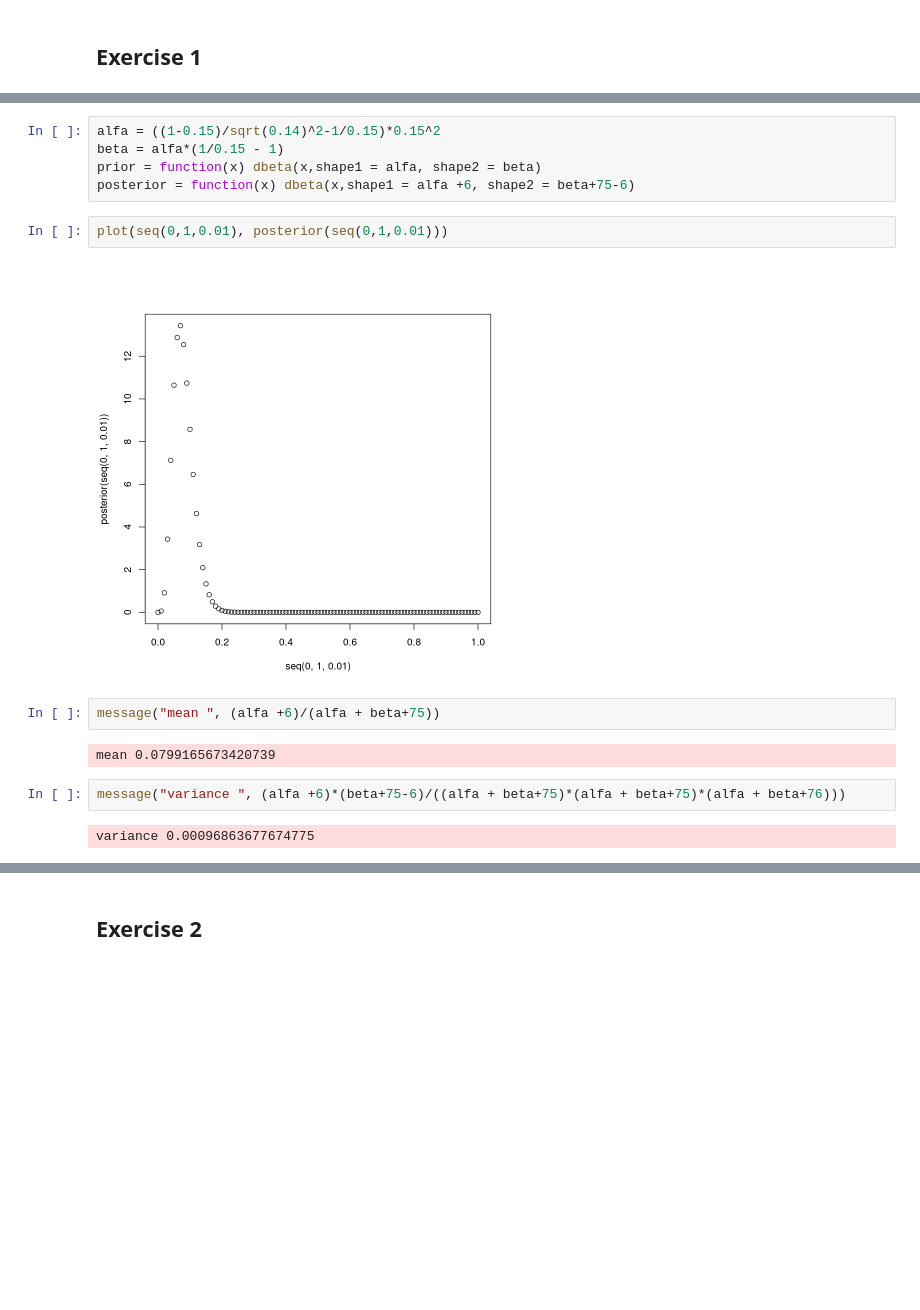
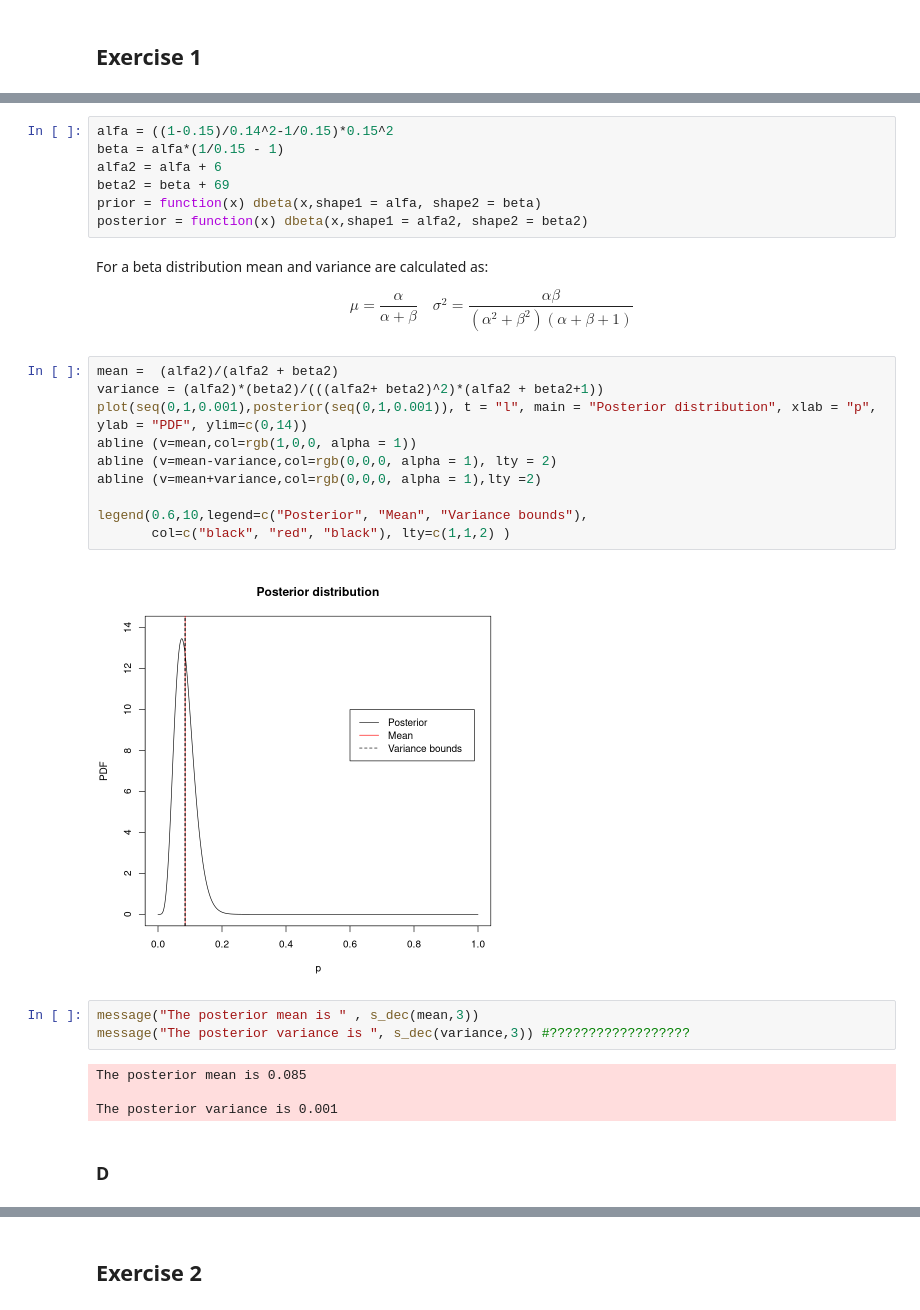
Before and after one commit to Confizolo/PoDProjects, a Jupyter notebook: ASfPA/Ex07/ConfortoFilippo_Rlabsession7.ipynb, the cells around one changed output, grey strips where cells are left out. Saved outputs shown, nothing was run; the diff lists cells and outputs as text; blank space fills up the shorter version.

```diff
--- a/ASfPA/Ex07/ConfortoFilippo_Rlabsession7.ipynb
+++ b/ASfPA/Ex07/ConfortoFilippo_Rlabsession7.ipynb
@@ -34,17 +46,32 @@ The frequentist estimator is 6/75
 # %%
-alfa = ((1-0.15)/sqrt(0.14)^2-1/0.15)*0.15^2
+alfa = ((1-0.15)/0.14^2-1/0.15)*0.15^2
 beta = alfa*(1/0.15 - 1)
+alfa2 = alfa + 6
+beta2 = beta + 69
 prior = function(x) dbeta(x,shape1 = alfa, shape2 = beta)
-posterior = function(x) dbeta(x,shape1 = alfa +6, shape2 = beta+75-6)
+posterior = function(x) dbeta(x,shape1 = alfa2, shape2 = beta2)
+# %% [markdown]
+For a beta distribution mean and variance are calculated as:
+
+$$ \mu = \frac{\alpha}{\alpha + \beta} \quad \sigma^2 =\frac{\alpha \beta}{(\alpha^2 +\beta^2)(\alpha+\beta+1)}$$
 # %%
-plot(seq(0,1,0.01), posterior(seq(0,1,0.01)))
+mean =  (alfa2)/(alfa2 + beta2)
+variance = (alfa2)*(beta2)/(((alfa2+ beta2)^2)*(alfa2 + beta2+1))
+plot(seq(0,1,0.001),posterior(seq(0,1,0.001)), t = "l", main = "Posterior distribution", xlab = "p", ylab = "PDF", ylim=c(0,14))
+abline (v=mean,col=rgb(1,0,0, alpha = 1))
+abline (v=mean-variance,col=rgb(0,0,0, alpha = 1), lty = 2)
+abline (v=mean+variance,col=rgb(0,0,0, alpha = 1),lty =2)
+
+legend(0.6,10,legend=c("Posterior", "Mean", "Variance bounds"),
+       col=c("black", "red", "black"), lty=c(1,1,2) )
 # %% [output]
-[figure, old version]
+[figure, new version]
 # %%
-message("mean ", (alfa +6)/(alfa + beta+75))
+message("The posterior mean is " , s_dec(mean,3))
+message("The posterior variance is ", s_dec(variance,3)) #??????????????????
 # %% [output]
-mean 0.0799165673420739
+The posterior mean is 0.085
+
+The posterior variance is 0.001
-# %%
-message("variance ", (alfa +6)*(beta+75-6)/((alfa + beta+75)*(alfa + beta+75)*(alfa + beta+76)))
-# %% [output]
-variance 0.00096863677674775
+# %% [markdown]
+### D
```
Also changed, not shown: parts of 66 cells of this notebook, 1 other file.
